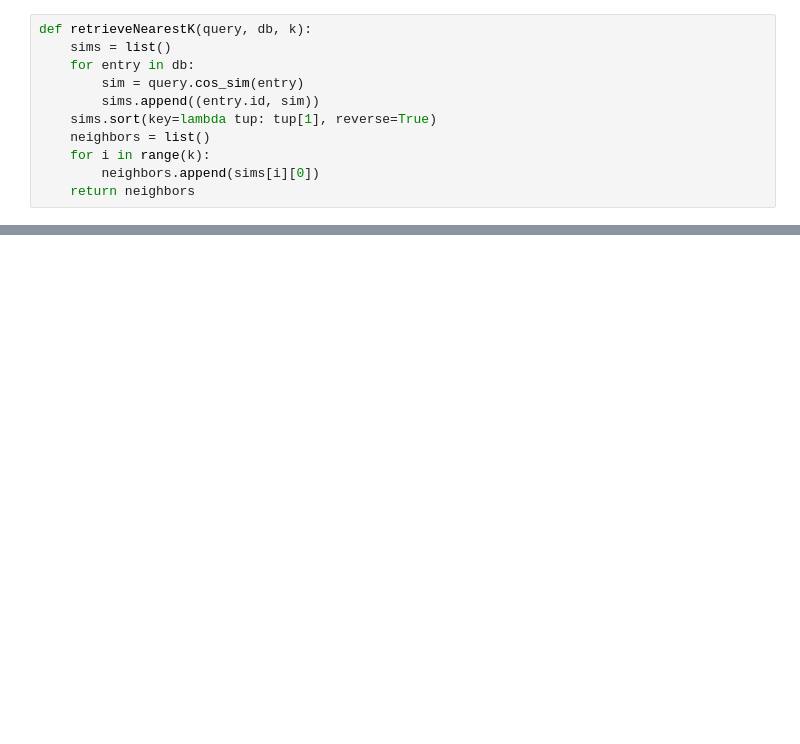
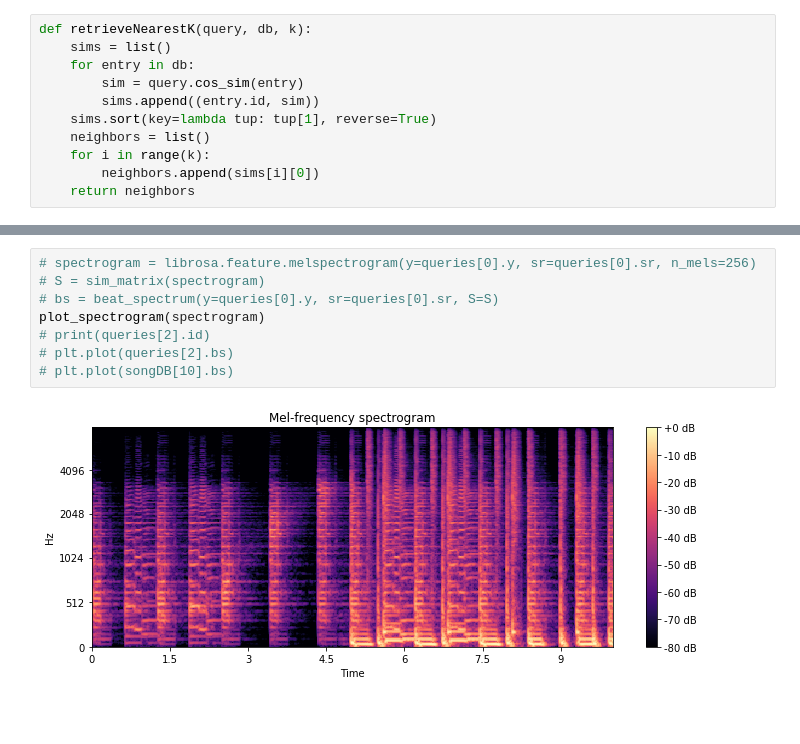
Before and after one commit to philipcori/RhythmSearch, a Jupyter notebook: notebooks/main.ipynb, the cells around one changed output, grey strips where cells are left out. Cells and saved outputs as stored; diff of their text form; blank space fills up the shorter version.

```diff
--- a/notebooks/main.ipynb
+++ b/notebooks/main.ipynb
@@ -151,0 +145,12 @@ plt.plot(bs)
+# %%
+# spectrogram = librosa.feature.melspectrogram(y=queries[0].y, sr=queries[0].sr, n_mels=256)
+# S = sim_matrix(spectrogram)
+# bs = beat_spectrum(y=queries[0].y, sr=queries[0].sr, S=S)
+plot_spectrogram(spectrogram)
+# print(queries[2].id)
+# plt.plot(queries[2].bs)
+# plt.plot(songDB[10].bs)
+# %% [output]
+[figure, added]
+# %% [markdown]
+####
```
Also changed, not shown: parts of 13 cells of this notebook.
